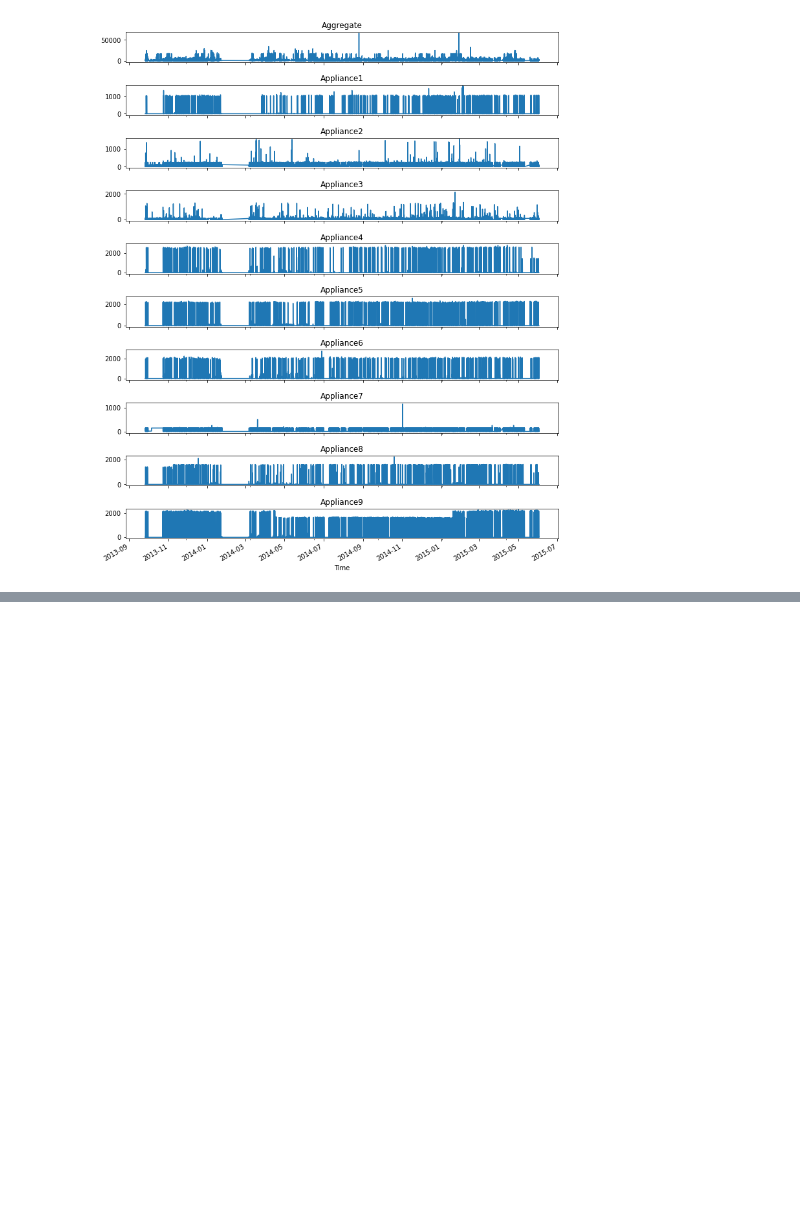
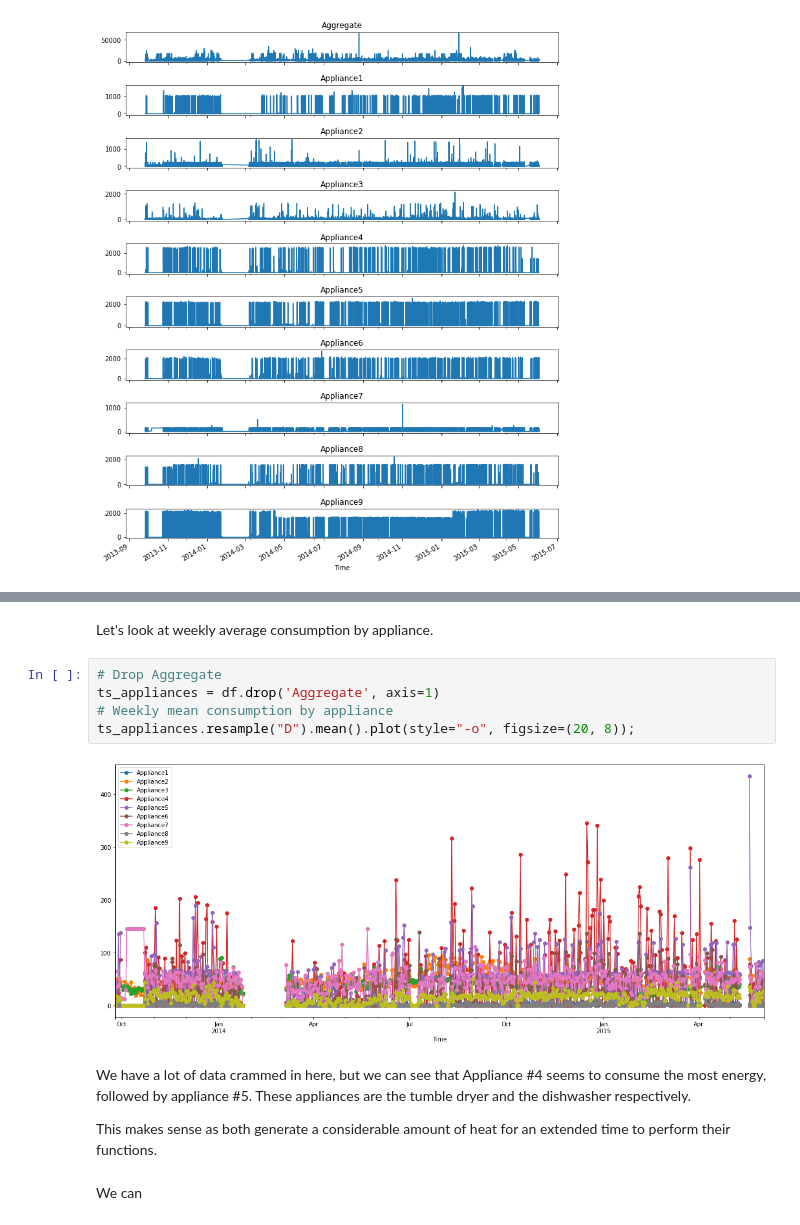
Before and after one commit to JessicaFB/SmartHouse_HackfromHome2021, a Jupyter notebook: SmartHouse_EDA.ipynb, the cells around one changed output, grey strips where cells are left out. Saved outputs shown, nothing was run; the diff lists cells and outputs as text; blank space fills up the shorter version.

Commit message:
Created time series by appliance.

```diff
--- a/SmartHouse_EDA.ipynb
+++ b/SmartHouse_EDA.ipynb
@@ -147,0 +197,15 @@ for i, col in enumerate(df.columns):
+# %% [markdown]
+Let's look at weekly average consumption by appliance.
+# %%
+# Drop Aggregate
+ts_appliances = df.drop('Aggregate', axis=1)
+# Weekly mean consumption by appliance
+ts_appliances.resample("D").mean().plot(style="-o", figsize=(20, 8));
+# %% [output]
+[figure, added]
+# %% [markdown]
+We have a lot of data crammed in here, but we can see that Appliance #4 seems to consume the most energy, followed by appliance #5. These appliances are the tumble dryer and the dishwasher respectively.
+
+This makes sense as both generate a considerable amount of heat for an extended time to perform their functions.
+# %% [markdown]
+We can
```
Also changed, not shown: parts of 5 cells of this notebook.
